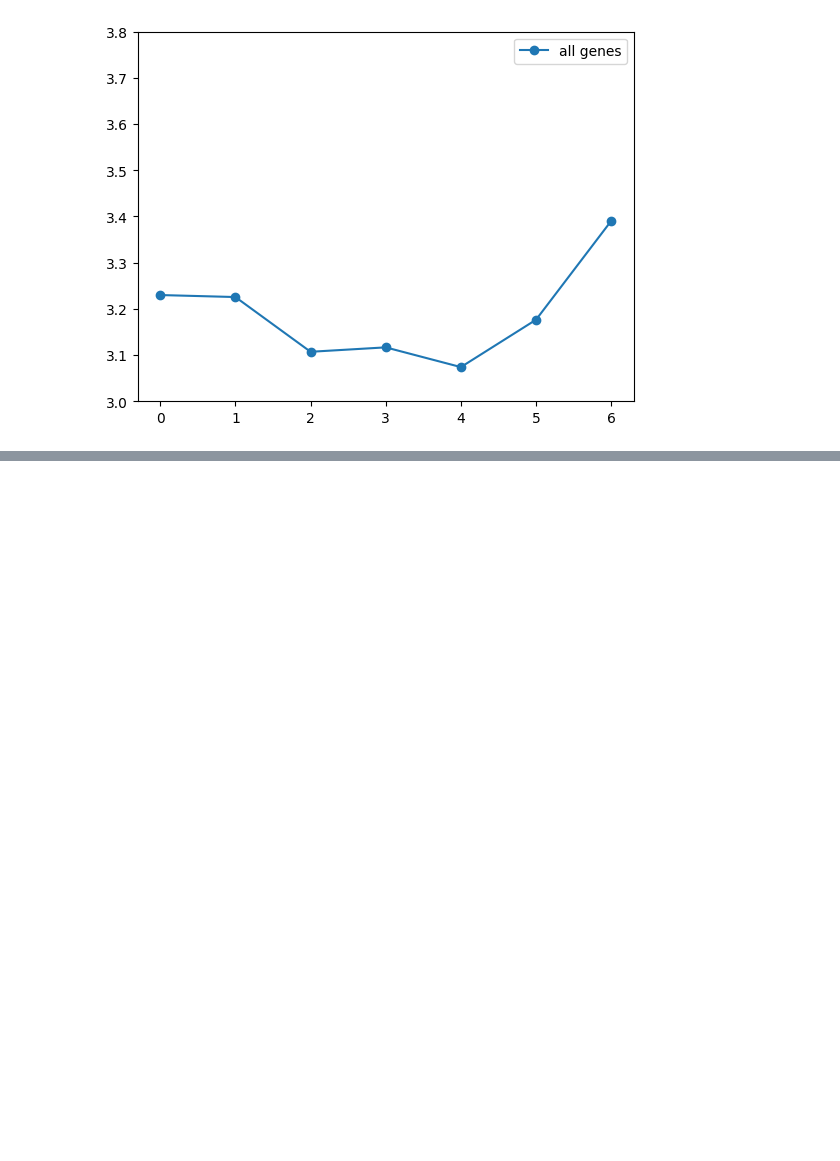
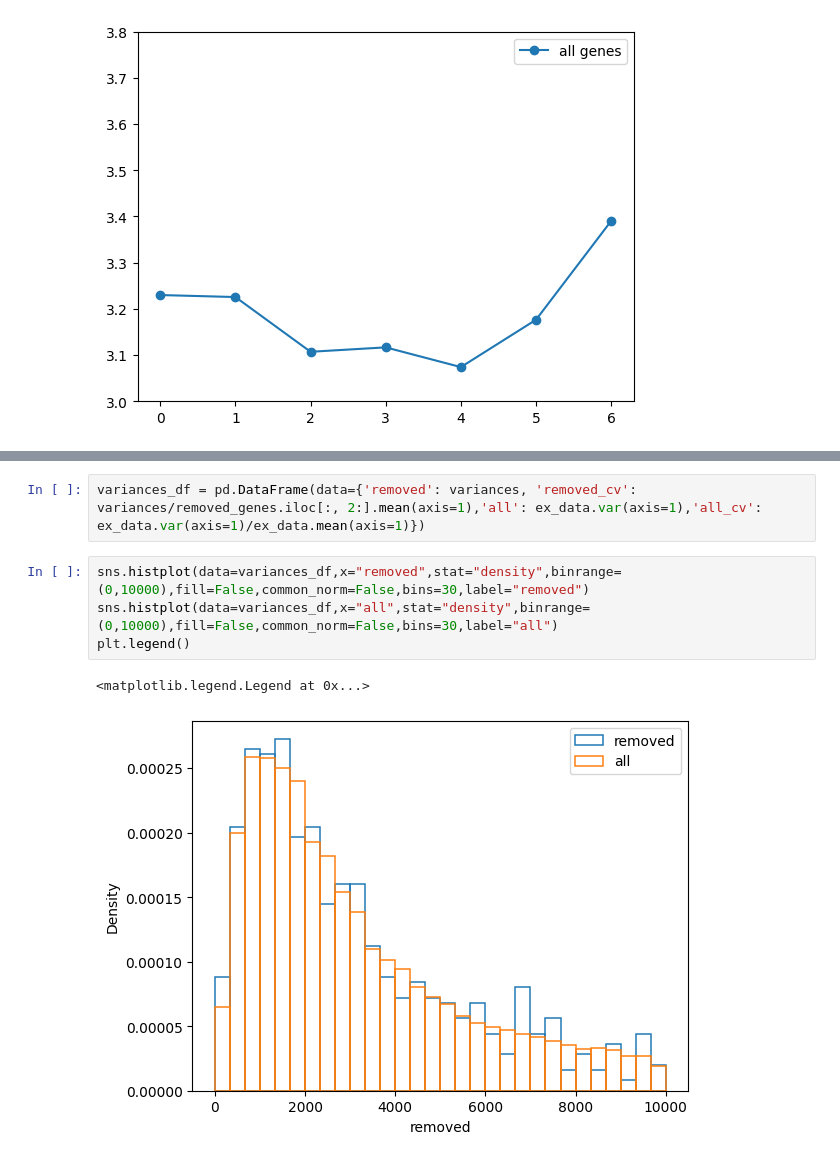
Before and after one commit to lavakin/ga_for_hourglass, a Jupyter notebook: pyGAD_implementation.ipynb, the cells around one changed output, grey strips where cells are left out. Drawn from its saved outputs; the diff is of its cells as text; blank space fills up the shorter version.

```diff
--- a/pyGAD_implementation.ipynb
+++ b/pyGAD_implementation.ipynb
@@ -213,0 +199,9 @@ sns.kdeplot(variances, fill=True)
+# %%
+variances_df = pd.DataFrame(data={'removed': variances, 'removed_cv': variances/removed_genes.iloc[:, 2:].mean(axis=1),'all': ex_data.var(axis=1),'all_cv': ex_data.var(axis=1)/ex_data.mean(axis=1)})
+# %%
+sns.histplot(data=variances_df,x="removed",stat="density",binrange=(0,10000),fill=False,common_norm=False,bins=30,label="removed")
+sns.histplot(data=variances_df,x="all",stat="density",binrange=(0,10000),fill=False,common_norm=False,bins=30,label="all")
+plt.legend()
+# %% [output]
+<matplotlib.legend.Legend at 0x...>
+[figure, added]
```
Also changed, not shown: parts of 14 cells of this notebook.
